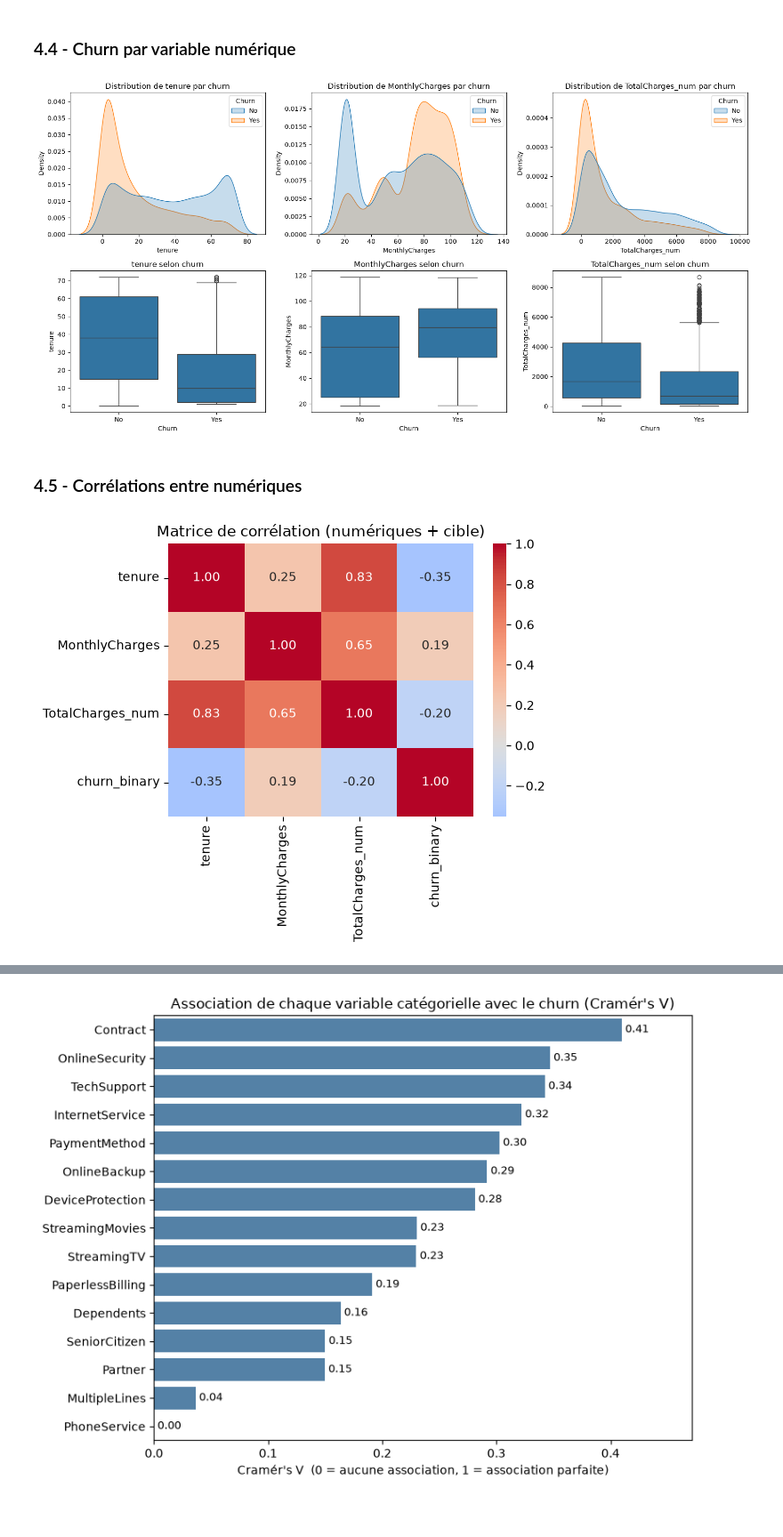
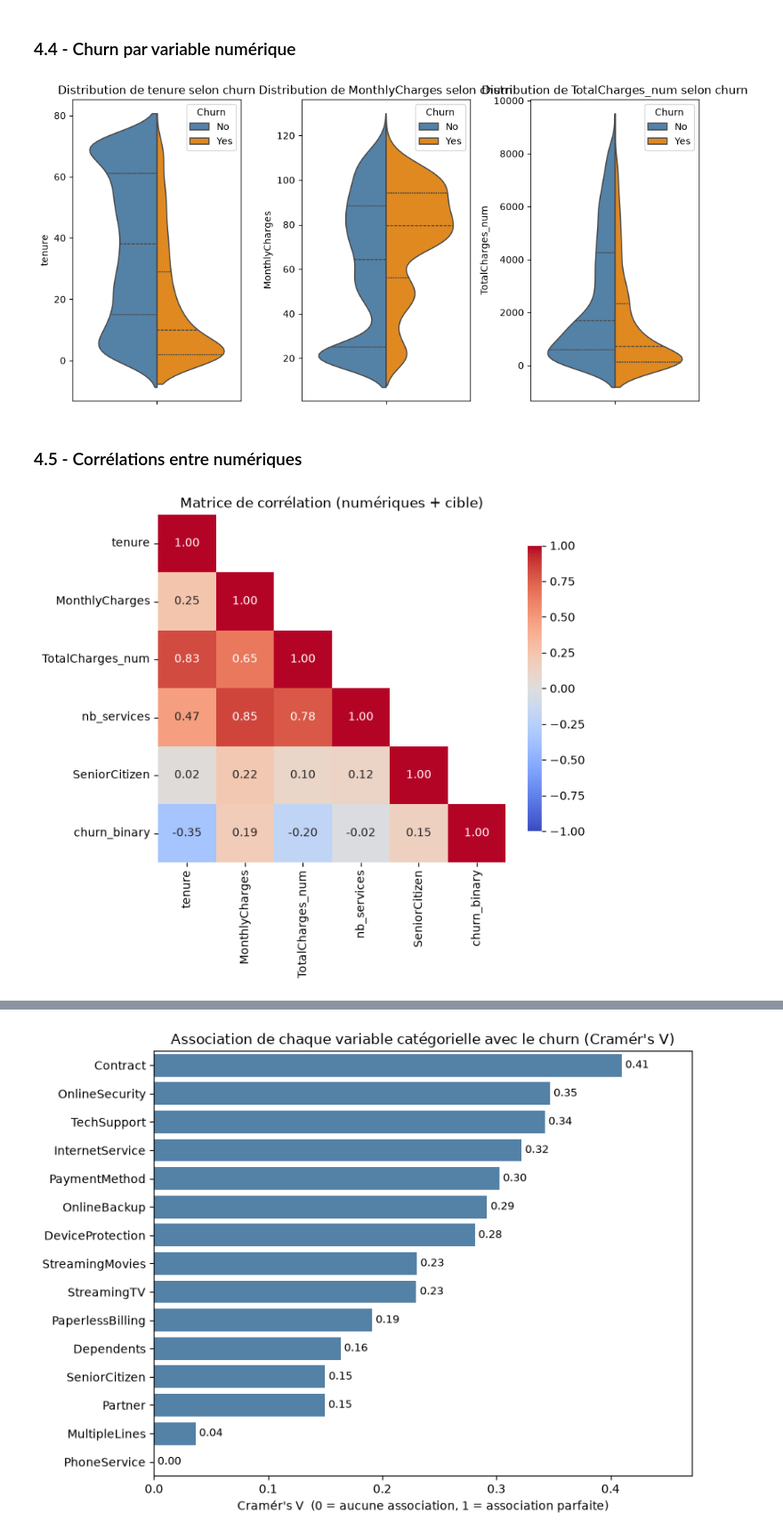
Before and after one commit to capristunt/telco-churn-scoring, a Jupyter notebook: notebooks/01_EDA.ipynb, the cells around one changed output, grey strips where cells are left out. Shown at 89% size. Cells and saved outputs as stored; diff of their text form; code cells hidden in the pictures; blank space fills up the shorter version.

Commit message:
feat : ajout figure 4.3 + modifications des conclusions notebook 1

```diff
--- a/notebooks/01_EDA.ipynb
+++ b/notebooks/01_EDA.ipynb
@@ -347,31 +360,45 @@ plt.show()
 # %%
 num_cols = ["tenure", "MonthlyCharges", "TotalCharges_num"]
 
-fig, axes = plt.subplots(2, 3, figsize=(16, 8))
-for i, col in enumerate(num_cols):
-    # Distribution par classe (KDE)
-    sns.kdeplot(data=df, x=col, hue=TARGET, common_norm=False, fill=True, ax=axes[0, i])
-    axes[0, i].set_title(f"Distribution de {col} par churn")
-    # Boxplot par classe
-    sns.boxplot(data=df, x=TARGET, y=col, order=["No", "Yes"], ax=axes[1, i])
-    axes[1, i].set_title(f"{col} selon churn")
+fig, axes = plt.subplots(1, 3, figsize=(10, 5))
+for ax, col in zip(axes, num_cols):
+    sns.violinplot(
+        data=df, x=[""] * len(df), y=col, hue=TARGET, hue_order=["No", "Yes"],
+        split=True,
+        inner="quartile",
+        palette={"No": "steelblue", "Yes": "darkorange"},
+        ax=ax,
+    )
+    ax.set_title(f"Distribution de {col} selon churn")
+    ax.set_xlabel("")
+    ax.set_ylabel(col)
+    ax.legend(title="Churn", loc="upper right")
+
 fig.tight_layout()
-fig.savefig(FIG_DIR / "churn_par_numerique.png", dpi=120)
+fig.savefig(FIG_DIR / "violons_split_numeriques_par_churn.png", dpi=120)
 plt.show()
 # %% [output]
-[figure, old version]
+[figure, new version]
 # %% [markdown]
 ### 4.5 - Corrélations entre numériques
 # %%
-corr = df[["tenure", "MonthlyCharges", "TotalCharges_num", "churn_binary"]].corr()
+num_cols_corr = ["tenure", "MonthlyCharges", "TotalCharges_num",
+                 "nb_services", "SeniorCitizen", "churn_binary"]
+corr = df[num_cols_corr].corr()
 
-fig, ax = plt.subplots(figsize=(6, 5))
-sns.heatmap(corr, annot=True, fmt=".2f", cmap="coolwarm", center=0, ax=ax)
+mask = np.triu(np.ones_like(corr, dtype=bool), k=1)
+
+fig, ax = plt.subplots(figsize=(7, 6))
+sns.heatmap(
+    corr, mask=mask, annot=True, fmt=".2f",
+    cmap="coolwarm", center=0, vmin=-1, vmax=1,
+    square=True, cbar_kws={"shrink": 0.8}, ax=ax,
+)
 ax.set_title("Matrice de corrélation (numériques + cible)")
 fig.tight_layout()
-fig.savefig(FIG_DIR / "correlations.png", dpi=120)
+fig.savefig(FIG_DIR / "corr_numeriques.png", dpi=120)
 plt.show()
 # %% [output]
-[figure, old version]
+[figure, new version]
 # %% [markdown]
 ### 4.6 - Association des variables catégorielles avec la cible (Cramér's V)
```
Also changed, not shown: parts of 5 cells of this notebook.
